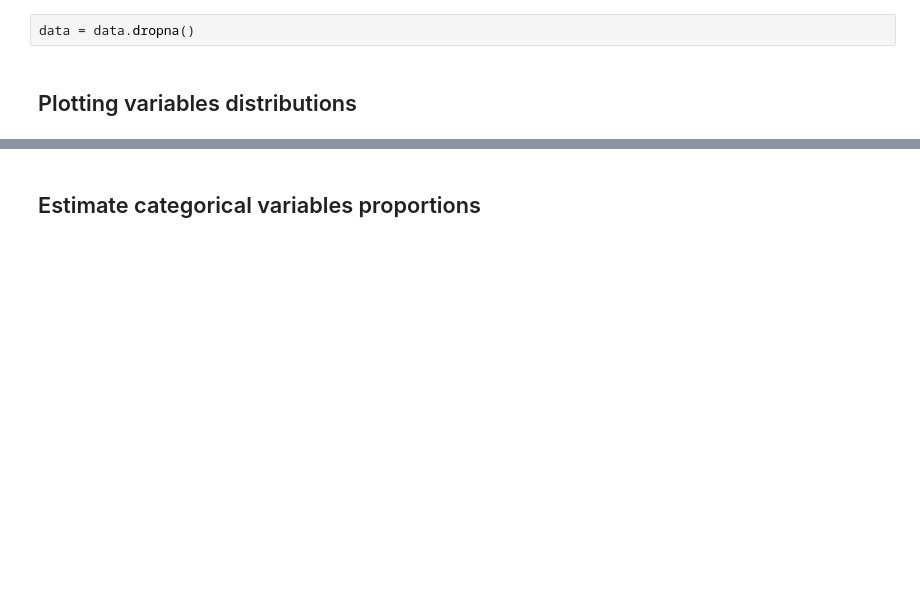
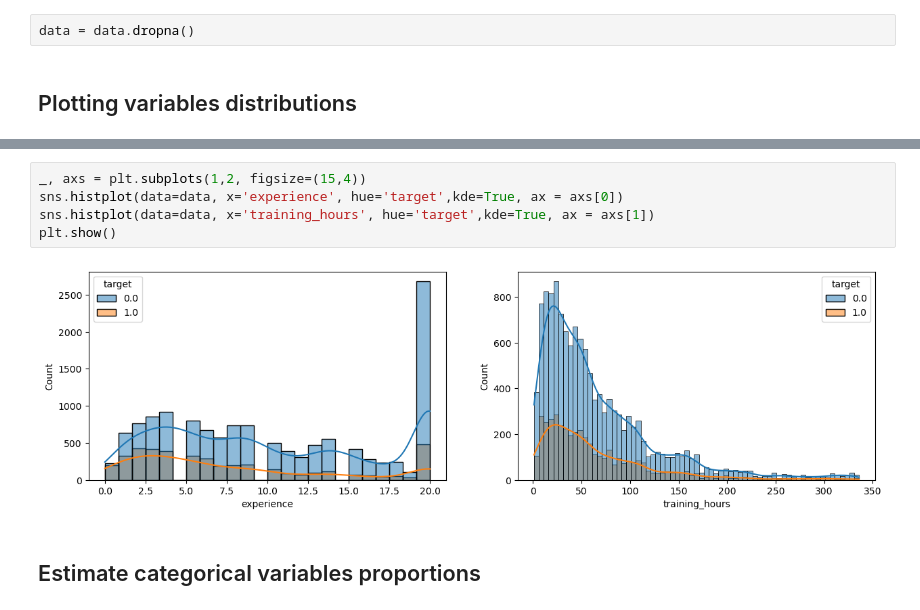
Before and after one commit to teob97/xtream-ai-assignment, a Jupyter notebook: challenge_1.ipynb, the cells around one changed output, grey strips where cells are left out. Drawn from its saved outputs; the diff is of its cells as text; blank space fills up the shorter version.

```diff
--- a/challenge_1.ipynb
+++ b/challenge_1.ipynb
@@ -221,3 +224,10 @@ plt.show()
+# %%
+_, axs = plt.subplots(1,2, figsize=(15,4))
+sns.histplot(data=data, x='experience', hue='target',kde=True, ax = axs[0])
+sns.histplot(data=data, x='training_hours', hue='target',kde=True, ax = axs[1])
+plt.show()
+# %% [output]
+[figure, added]
 # %% [markdown]
 ## Estimate categorical variables proportions
 # %%
```
Also changed, not shown: parts of 20 cells of this notebook.
